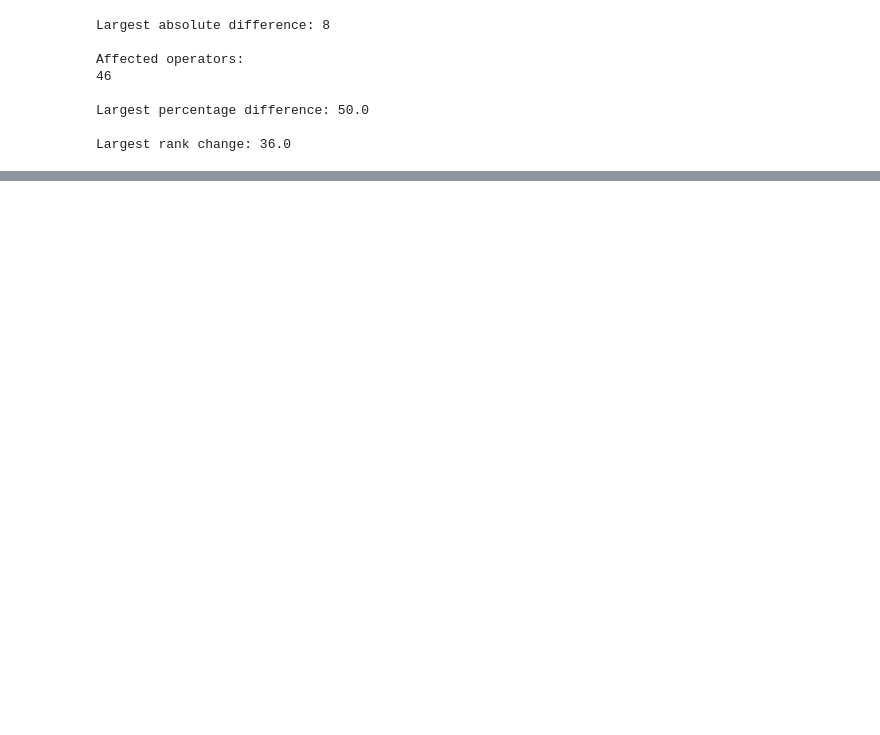
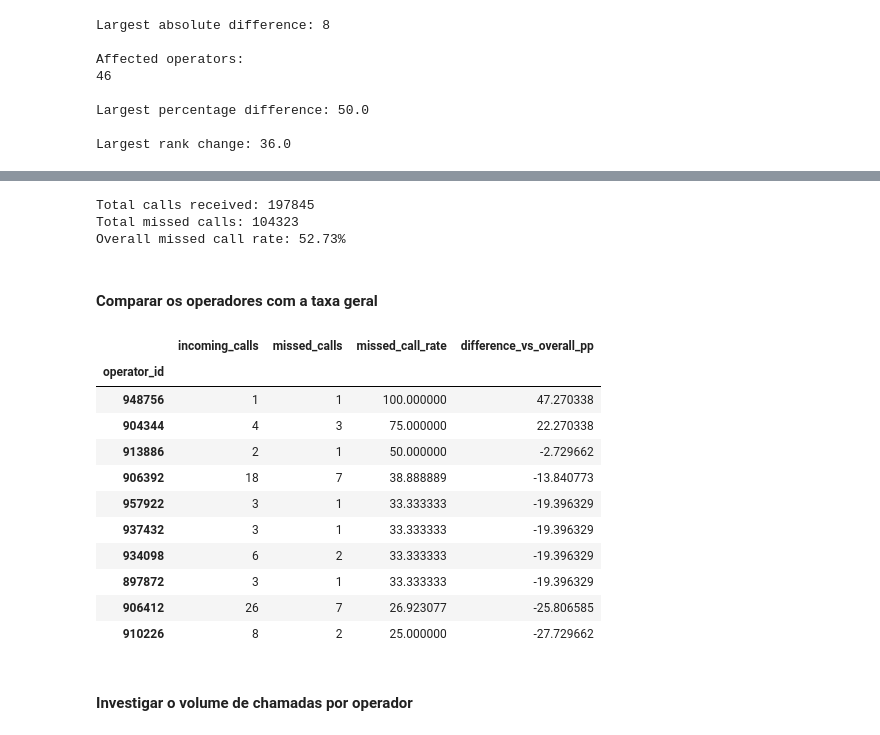
Before and after one commit to thaisCrtn/telecom_CallMeMaybe_analysis, a Jupyter notebook: notebooks/notebook.ipynb, the cells around one changed output, grey strips where cells are left out. Cells and saved outputs as stored; diff of their text form; code cells hidden in the pictures; blank space fills up the shorter version.

```diff
--- a/notebooks/notebook.ipynb
+++ b/notebooks/notebook.ipynb
@@ -413,0 +553,3 @@ comparison.sort_values(by='rank_change', key=abs, ascending=False)[
+# %%
+df_incoming = df_telecom_analysis[df_telecom_analysis['direction'] == 'in'].copy()
+df_incoming.shape
@@ -413,0 +560,20 @@ comparison.sort_values(by='rank_change', key=abs, ascending=False)[
+# %%
+df_incoming_by_operator = df_incoming[
+    df_incoming['operator_id'].notna()
+].copy()
+
+operator_metrics = df_incoming_by_operator.groupby('operator_id').agg(
+    incoming_calls=('calls_count', 'sum'),
+    missed_calls=(
+        'calls_count',
+        lambda s: s[df_incoming_by_operator.loc[s.index, 'is_missed_call']].sum()
+    )
+)
+
+operator_metrics['missed_call_rate'] = (
+    operator_metrics['missed_calls'] / operator_metrics['incoming_calls'] * 100
+)
+
+operator_metrics = operator_metrics.sort_values(by='missed_call_rate', ascending=False)
+
+operator_metrics.head(10)
@@ -413,0 +593,41 @@ comparison.sort_values(by='rank_change', key=abs, ascending=False)[
+# %%
+overall_incoming_calls = df_incoming['calls_count'].sum()
+
+overall_missed_calls = df_incoming.loc[
+    df_incoming['is_missed_call'], 'calls_count'
+].sum()
+
+overall_missed_rate = (
+    overall_missed_calls / overall_incoming_calls * 100
+)
+
+print("Total calls received:", overall_incoming_calls)
+print("Total missed calls:", overall_missed_calls)
+print("Overall missed call rate: {:.2f}%".format(overall_missed_rate))
+# %% [output]
+Total calls received: 197845
+Total missed calls: 104323
+Overall missed call rate: 52.73%
+# %% [markdown]
+#### Comparar os operadores com a taxa geral
+# %%
+operator_metrics['difference_vs_overall_pp'] = (
+    operator_metrics['missed_call_rate'] - overall_missed_rate
+)
+
+operator_metrics.sort_values(by='difference_vs_overall_pp', ascending=False).head(10)
+# %% [output]
+|  | incoming_calls | missed_calls | missed_call_rate | difference_vs_overall_pp |
+| operator_id |  |  |  |  |
+| 948756 | 1 | 1 | 100.000000 | 47.270338 |
+| 904344 | 4 | 3 | 75.000000 | 22.270338 |
+| 913886 | 2 | 1 | 50.000000 | -2.729662 |
+| 906392 | 18 | 7 | 38.888889 | -13.840773 |
+| 957922 | 3 | 1 | 33.333333 | -19.396329 |
+| 937432 | 3 | 1 | 33.333333 | -19.396329 |
+| 934098 | 6 | 2 | 33.333333 | -19.396329 |
+| 897872 | 3 | 1 | 33.333333 | -19.396329 |
+| 906412 | 26 | 7 | 26.923077 | -25.806585 |
+| 910226 | 8 | 2 | 25.000000 | -27.729662 |
+# %% [markdown]
+#### Investigar o volume de chamadas por operador
```
Also changed, not shown: parts of 32 cells of this notebook.
